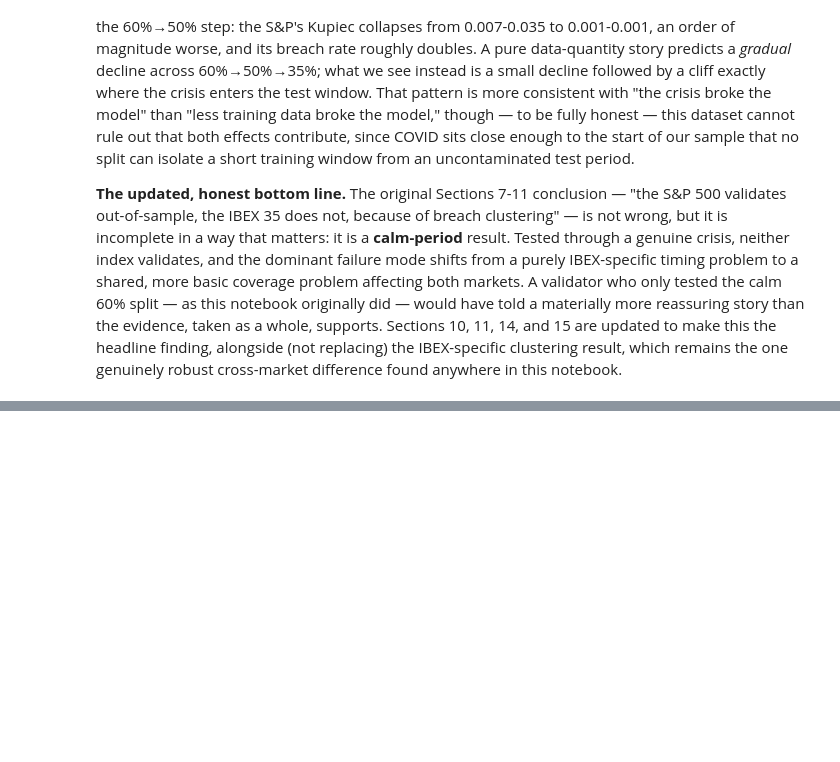
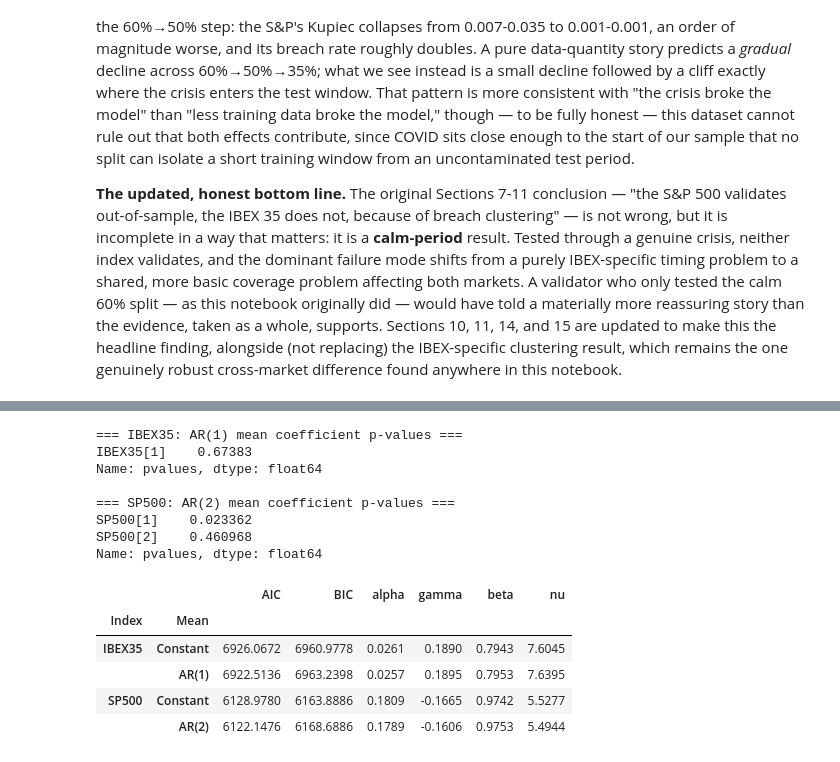
Before and after one commit to MLEIV90/ibex-garch-risk, a Jupyter notebook: notebooks/05_var_backtesting.ipynb, the cells around one changed output, grey strips where cells are left out. Drawn from its saved outputs; the diff is of its cells as text; code cells hidden in the pictures; blank space fills up the shorter version.

```diff
--- a/notebooks/05_var_backtesting.ipynb
+++ b/notebooks/05_var_backtesting.ipynb
@@ -1041,0 +1074,41 @@ genuinely robust cross-market difference found anywhere in this notebook.
+# %%
+AR_LAGS = {"IBEX35": 1, "SP500": 2}  # SP500: Stage 2's actual AR(2); IBEX35: minimal probe (Stage 2 itself selected AR order 0)
+
+mean_fullsample_rows = []
+ar_fits = {}
+for idx, spec in preferred_spec.items():
+    am_ar = arch_model(returns_pct[idx], mean="AR", lags=AR_LAGS[idx], dist="t", **spec)
+    ar_fits[idx] = am_ar.fit(disp="off")
+    res_c, res_ar = naive_results[idx], ar_fits[idx]
+
+    mean_fullsample_rows.append({
+        "Index": idx, "Mean": "Constant", "AIC": res_c.aic, "BIC": res_c.bic,
+        "alpha": res_c.params.get("alpha[1]"), "gamma": res_c.params.get("gamma[1]"),
+        "beta": res_c.params.get("beta[1]"), "nu": res_c.params["nu"],
+    })
+    mean_fullsample_rows.append({
+        "Index": idx, "Mean": f"AR({AR_LAGS[idx]})", "AIC": res_ar.aic, "BIC": res_ar.bic,
+        "alpha": res_ar.params.get("alpha[1]"), "gamma": res_ar.params.get("gamma[1]"),
+        "beta": res_ar.params.get("beta[1]"), "nu": res_ar.params["nu"],
+    })
+    ar_coef_names = [f"{idx}[{lag}]" for lag in range(1, AR_LAGS[idx] + 1)]
+    print(f"\n=== {idx}: AR({AR_LAGS[idx]}) mean coefficient p-values ===")
+    print(res_ar.pvalues[ar_coef_names])
+
+mean_fullsample_df = pd.DataFrame(mean_fullsample_rows).set_index(["Index", "Mean"])
+mean_fullsample_df.round(4)
+# %% [output]
+=== IBEX35: AR(1) mean coefficient p-values ===
+IBEX35[1]    0.67383
+Name: pvalues, dtype: float64
+
+=== SP500: AR(2) mean coefficient p-values ===
+SP500[1]    0.023362
+SP500[2]    0.460968
+Name: pvalues, dtype: float64
+|  |  | AIC | BIC | alpha | gamma | beta | nu |
+| Index | Mean |  |  |  |  |  |  |
+| IBEX35 | Constant | 6926.0672 | 6960.9778 | 0.0261 | 0.1890 | 0.7943 | 7.6045 |
+|  | AR(1) | 6922.5136 | 6963.2398 | 0.0257 | 0.1895 | 0.7953 | 7.6395 |
+| SP500 | Constant | 6128.9780 | 6163.8886 | 0.1809 | -0.1665 | 0.9742 | 5.5277 |
+|  | AR(2) | 6122.1476 | 6168.6886 | 0.1789 | -0.1606 | 0.9753 | 5.4944 |
```
Also changed, not shown: parts of 11 cells of this notebook, 2 other files.
